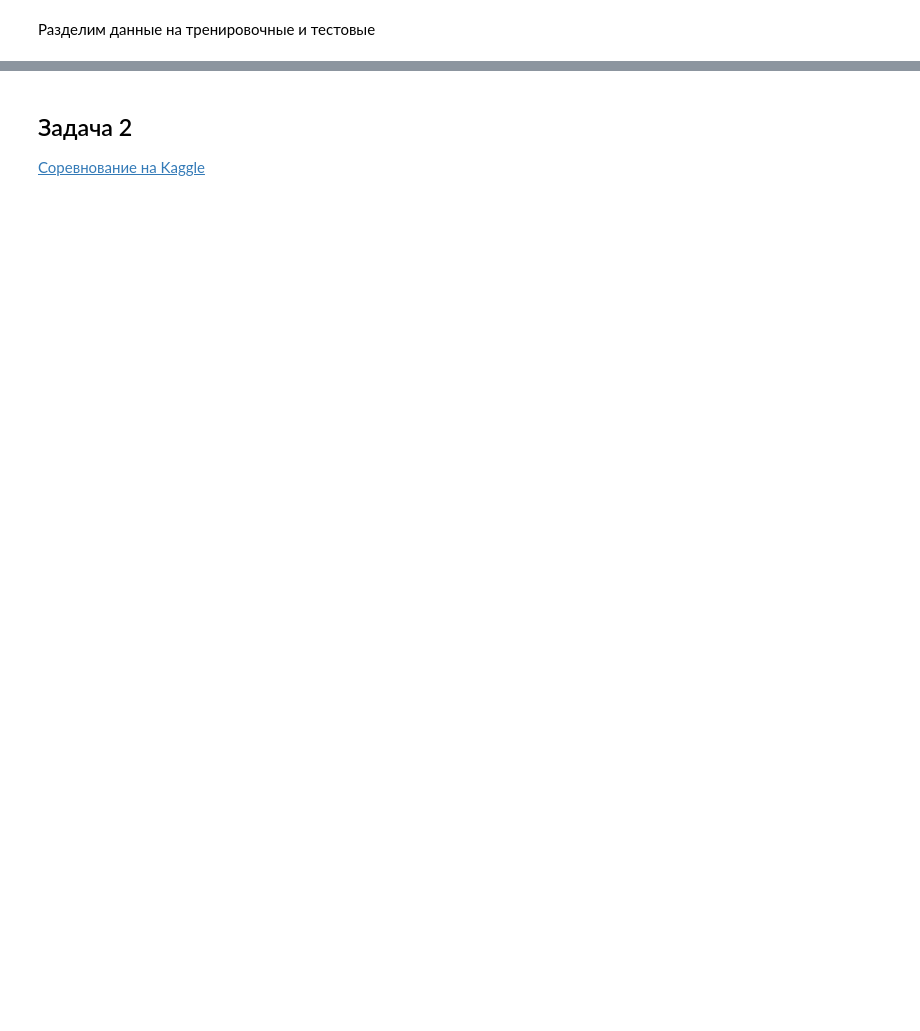
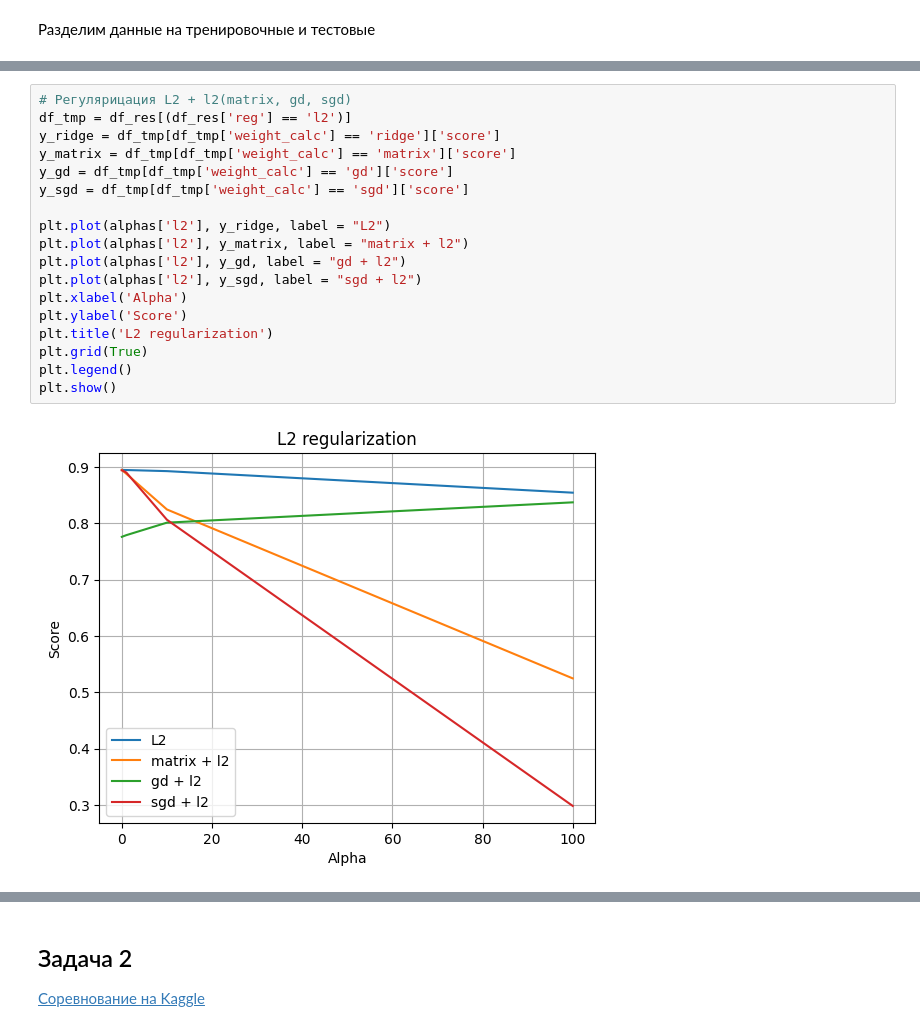
Before and after one commit to mshsvnv/ITMO_math_stat_and_ml, a Jupyter notebook: lab_04/linear_regression.ipynb, the cells around one changed output, grey strips where cells are left out. Saved outputs shown, nothing was run; the diff lists cells and outputs as text; blank space fills up the shorter version.

```diff
--- a/lab_04/linear_regression.ipynb
+++ b/lab_04/linear_regression.ipynb
@@ -402,0 +535,20 @@ df_regularization[df_regularization['score'] == df_regularization['score'].max()
+# %%
+# Регулярицация L2 + l2(matrix, gd, sgd)
+df_tmp = df_res[(df_res['reg'] == 'l2')]
+y_ridge = df_tmp[df_tmp['weight_calc'] == 'ridge']['score']
+y_matrix = df_tmp[df_tmp['weight_calc'] == 'matrix']['score']
+y_gd = df_tmp[df_tmp['weight_calc'] == 'gd']['score']
+y_sgd = df_tmp[df_tmp['weight_calc'] == 'sgd']['score']
+
+plt.plot(alphas['l2'], y_ridge, label = "L2")
+plt.plot(alphas['l2'], y_matrix, label = "matrix + l2")
+plt.plot(alphas['l2'], y_gd, label = "gd + l2")
+plt.plot(alphas['l2'], y_sgd, label = "sgd + l2")
+plt.xlabel('Alpha')
+plt.ylabel('Score')
+plt.title('L2 regularization')
+plt.grid(True)
+plt.legend()
+plt.show()
+# %% [output]
+[figure, added]
```
Also changed, not shown: parts of 25 cells of this notebook.
